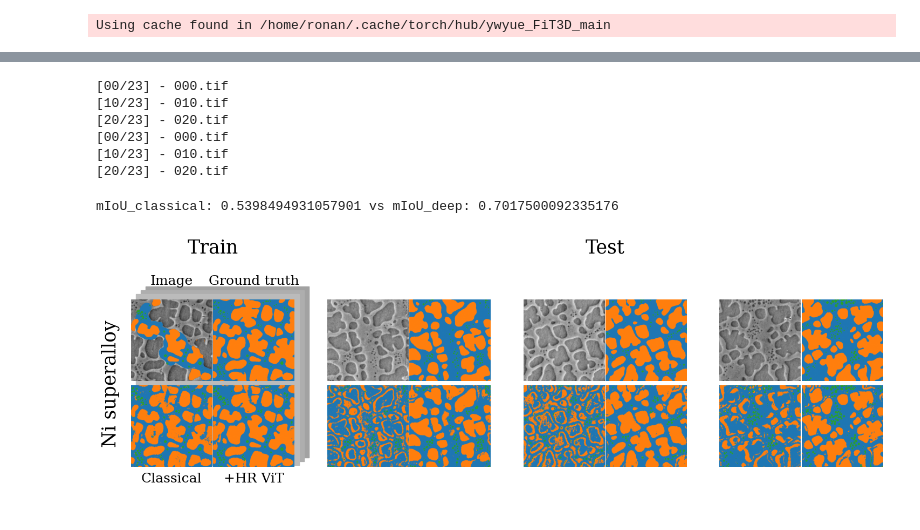
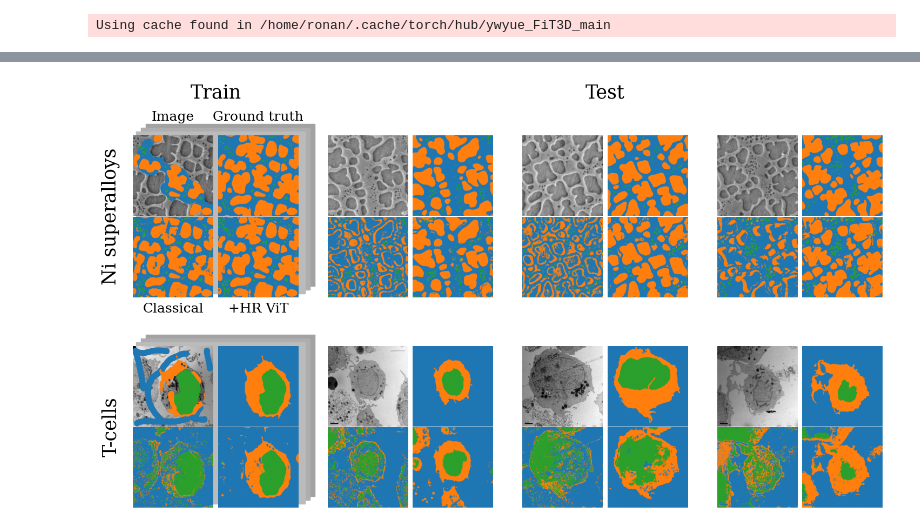
Before and after one commit to tldr-group/vulture, a Jupyter notebook: paper_figures/is_benchmark.ipynb, the cells around one changed output, grey strips where cells are left out. Cells and saved outputs as stored; diff of their text form; code cells hidden in the pictures.

```diff
--- a/paper_figures/is_benchmark.ipynb
+++ b/paper_figures/is_benchmark.ipynb
@@ -139,13 +70,2 @@ def apply_model_over_images(dataset: AllowedDatasets, train_cfg: TrainingConfig,
-# %%
-def eval_preds(dataset: AllowedDatasets, preds: dict[str, np.ndarray]) -> float:
-    mious: list[float] = []
-    seg_fnames = sorted(listdir(f"{PATH}/{dataset}/segmentations"))
-    for i, fname in enumerate(seg_fnames):
-        seg_path = f"{PATH}/{dataset}/segmentations/{fname}"
-        pred = preds[fname]
-        ground_truth = load_labels(seg_path)
-        miou = class_avg_miou(pred, ground_truth)
-        mious.append(miou)
-    return np.mean(mious)
 # %%
-chosen_dataset: AllowedDatasets = "Ni_superalloy_SEM"
+# chosen_dataset: AllowedDatasets = "Ni_superalloy_SEM"
@@ -163,11 +120,4 @@ Finished featurising
 # %%
-classical_preds = apply_model_over_images(chosen_dataset, classical_train_cfg, classical_model, verbose=True)
-deep_preds = apply_model_over_images(chosen_dataset, deep_train_cfg, deep_model, verbose=True, existing_pca=pca)
+# classical_preds = apply_model_over_images(chosen_dataset, classical_train_cfg, classical_model, PATH, dv2, upsampler, expr, verbose=True)
+# deep_preds = apply_model_over_images(chosen_dataset, deep_train_cfg, deep_model, PATH, dv2, upsampler, expr, verbose=True, existing_pca=pca)
-# %% [output]
-[00/23] - 000.tif
-[10/23] - 010.tif
-[20/23] - 020.tif
-[00/23] - 000.tif
-[10/23] - 010.tif
-[20/23] - 020.tif
 # %%
@@ -184,10 +134,3 @@ if SAVE:
-# %%
-miou_classical = eval_preds(chosen_dataset, classical_preds)
-miou_deep = eval_preds(chosen_dataset, deep_preds)
-
-print(f"mIoU_classical: {miou_classical} vs mIoU_deep: {miou_deep}")
-# %% [output]
-mIoU_classical: 0.5398494931057901 vs mIoU_deep: 0.7017500092335176
 # %%
 TITLE_FS = 25
 LABEL_FS = 23
@@ -266,12 +209,10 @@ for i, img_fname in enumerate(img_paths):
         hide_axis_ticks(ax)
 
 plt.tight_layout()
-# %%
-test_img_fnames = [f for f in sorted(listdir(f"{PATH}/{chosen_dataset}/images")) if f not in TRAIN_IMG_FNAMES[chosen_dataset]][::-1]
 # %%
 # %%capture
 datasets: list[AllowedDatasets] = ["Ni_superalloy_SEM"]
-titles = ["Ni superalloy", "T cell", "Cu ore"]
+titles = ["Ni superalloys", "T-cells", "Cu ore"]
 
 
 
@@ -317,47 +258,54 @@ def do_fourplot(dataset: AllowedDatasets, filename: str, parent_grid, classical_
 
 
 fig = plt.figure(figsize=(18, 14))
-outer_grid = gridspec.GridSpec(3, 4, wspace=0.2, hspace=0.2)  # 3 rows (datasets), 4 columns (examples per dataset)
+outer_grid = gridspec.GridSpec(3, 4, wspace=0.15, hspace=0.3)  # 3 rows (datasets), 4 columns (examples per dataset)
+train_img_idx = [2, 0, 1]
+rev = [True, False, True]
 
-for i in range(1):  # Dataset rows
+for i in range(2):  # Dataset rows
+    chosen_dataset = list(all_classical_preds.keys())[i]
+    train_filenames = TRAIN_IMG_FNAMES[chosen_dataset]
+    test_img_fnames = [f for f in sorted(listdir(f"{PATH}/{chosen_dataset}/images")) if f not in train_filenames]
+    if rev[i]:
+        test_img_fnames = test_img_fnames[::-1]
+
     ax_train_label = plt.Subplot(fig, outer_grid[i, 0])
     ax_train_label.set_ylabel(titles[i], fontsize=TITLE_FS, labelpad=PAD-40, rotation=90, va='center')
     ax_test_label = plt.Subplot(fig, outer_grid[i, 2])
     if i == 0:
-        ax_train_label.set_title('Train', fontsize=TITLE_FS, pad=PAD)
-        ax_test_label.set_title('Test', fontsize=TITLE_FS, pad=PAD)
+        ax_train_label.set_title('Train', fontsize=TITLE_FS, pad=PAD-10)
+        ax_test_label.set_title('Test', fontsize=TITLE_FS, pad=PAD-10)
 
     add_stacked_rects(fig, outer_grid[i, 0])
     hide_axis_ticks(ax_train_label)
     fig.add_subplot(ax_train_label)
     hide_axis_ticks(ax_test_label)
     fig.add_subplot(ax_test_label)
 
     outer_pos = outer_grid[i, 0].get_position(fig)
     # Coordinates of the 2x2 block to be used as background
     x0, y0 = outer_pos.x0, outer_pos.y0
     width, height = outer_pos.width, outer_pos.height
 
-
     subfig_titles = ["Image", "Ground truth", "Classical", '+HR ViT']
 
-    chosen_dataset = datasets[i]
+    # chosen_dataset = "Ni_superalloy_SEM" #datasets[i]
     img_fnames = sorted(listdir(f"{PATH}/{chosen_dataset}/images"))
     seg_fnames = sorted(listdir(f"{PATH}/{chosen_dataset}/segmentations"))
 
-    train_example = TRAIN_IMG_FNAMES[chosen_dataset][2] + '.tif'
+    train_example = train_filenames[train_img_idx[i]] + '.tif'
 
     for j in range(4):  # 4 examples per dataset
 
         is_very_top_corner = i == 0 and j == 0
         is_train_example = j == 0
 
         example_fname = train_example if j == 0 else test_img_fnames[j]
 
-        do_fourplot(chosen_dataset, example_fname, outer_grid[i, j], classical_preds, deep_preds, is_train_example, is_very_top_corner)
+        do_fourplot(chosen_dataset, example_fname, outer_grid[i, j], all_classical_preds[chosen_dataset], all_deep_preds[chosen_dataset], is_train_example, is_very_top_corner)
 
 
 plt.tight_layout(rect=[0, 0, 1, 0.96])  # Make space for suptitle
-plt.savefig('fig_out/is_examples.png' ,bbox_inches='tight')
+plt.savefig('fig_out/is_benchmark.png' ,bbox_inches='tight')
 # %% [output]
-[figure, old version]
+[figure, new version]
```
Also changed, not shown: parts of 7 cells of this notebook.
